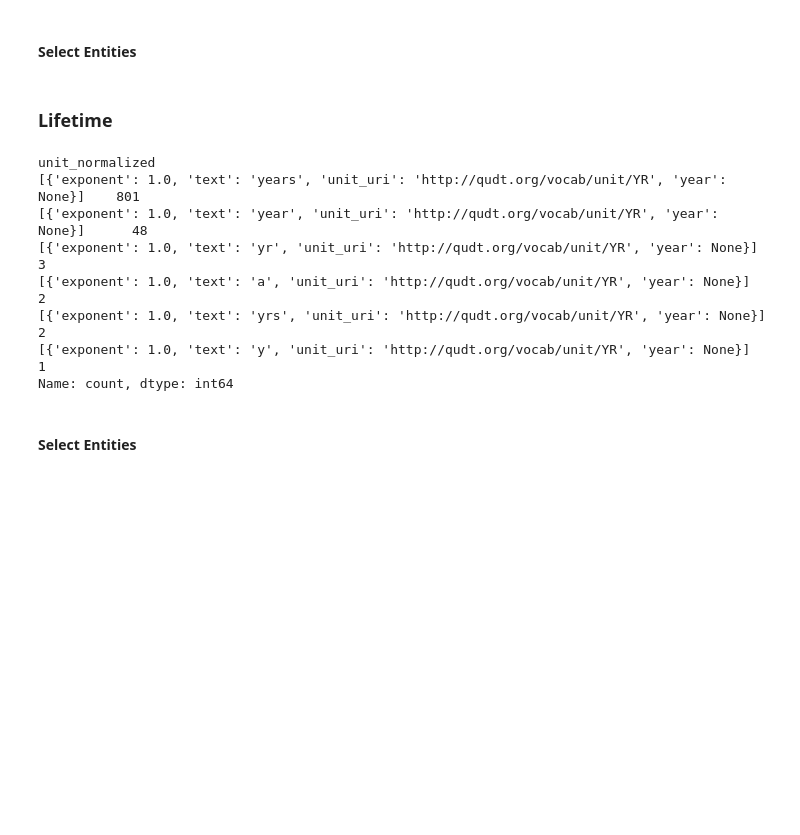
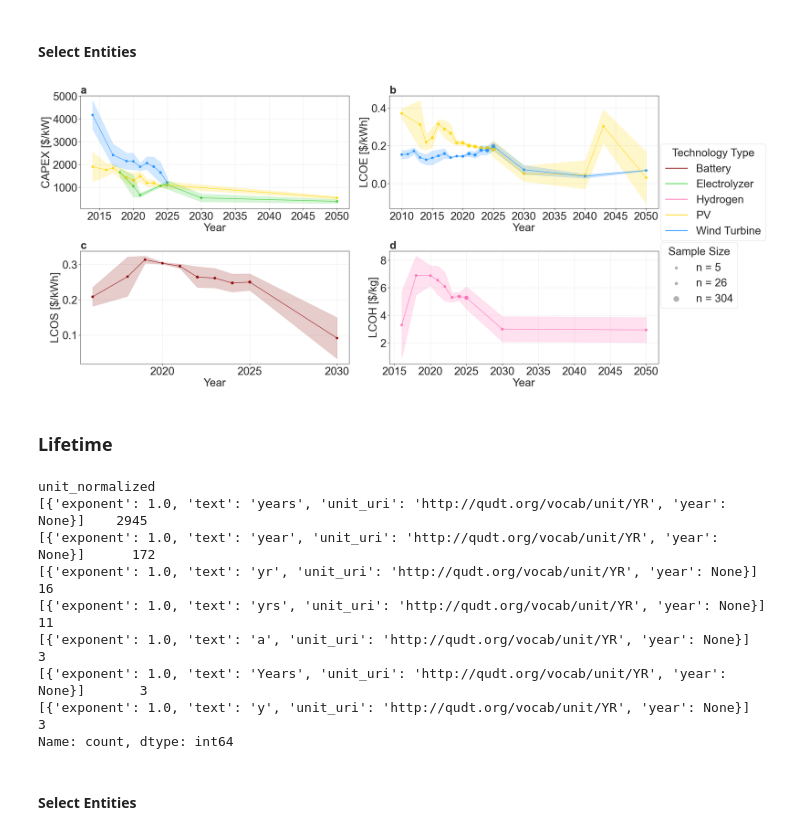
Before and after one commit to FZJ-IEK3-VSA/quinex-energy-system-studies, a Jupyter notebook: notebooks/Step5_TemporalVisualisation.ipynb, the cells around one changed output. Saved outputs shown, nothing was run; the diff lists cells and outputs as text; code cells hidden in the pictures; blank space fills up the shorter version.

```diff
--- a/notebooks/Step5_TemporalVisualisation.ipynb
+++ b/notebooks/Step5_TemporalVisualisation.ipynb
@@ -52,5 +26,6 @@ farbe_hydrogen = {
 # %% [markdown]
 ### **Levelized Cost**
 # %%
-cost_kg = pd.read_excel("../data/visualisation_files/unit_converted/df_technologies_cost_usd_kg.xlsx")
-cost_kwh = pd.read_excel("../data/visualisation_files/unit_converted/df_technologies_cost_usd_kwh.xlsx")
+cost_lcoh = pd.read_excel("../data/visualisation_files/unit_converted/df_technologies_lcoh.xlsx")
+cost_lcoe = pd.read_excel("../data/visualisation_files/unit_converted/df_technologies_lcoe.xlsx")
+cost_capex =pd.read_excel("../data/visualisation_files/unit_converted/df_technologies_capex.xlsx")
@@ -102,0 +87,12 @@ cost_kg["entity_mapping"] = cost_kg["entity_mapping"].replace({
+# %%
+cost_lcoe = cost_lcoe[cost_lcoe["property_mapping"] == "Levelized Cost"]
+# %%
+import ast  # sicherer als json für Python-Style dicts
+
+# Spalte konvertieren
+cost_lcoe["classification_dict"] = cost_lcoe["classification"].apply(ast.literal_eval)
+
+# Jetzt filtern nach system == "real_world"
+cost_lcoe = cost_lcoe[
+    cost_lcoe["classification_dict"].apply(lambda x: x.get("system") == "real_world")
+]
@@ -103,43 +101,69 @@ cost_kg["entity_mapping"] = cost_kg["entity_mapping"].replace({
 # %%
 data = [
     {
-    'df': cost_kg,
-    'entity_col': 'entity_mapping',
+    'df': cost_capex,
+    'entity_col': 'entity_base_mapping',
     'value_col': 'value_converted',
-    'ylabel': 'Levelized Cost [USD/kWh]',
-    'palette': farbe_hydrogen,
+    'ylabel': 'CAPEX [$/kW]',
+    'title': 'a'
+    },
+    {
+    'df': cost_lcoe,
+    'entity_col': 'entity_base_mapping',
+    'value_col': 'value_converted',
+    'ylabel': 'LCOE [$/kWh]',
+    'title': 'b'
+    },
+    {
+    'df': cost_lcos,
+    'entity_col': 'entity_base_mapping',
+    'value_col': 'value_converted',
+    'ylabel': 'LCOS [$/kWh]',
+    'title': 'c'
+    },
+    {
+    'df': cost_lcoh,
+    'entity_col': 'entity_base_mapping',
+    'value_col': 'value_converted',
+    'ylabel': 'LCOH [$/kg]',
+    'title': 'd'
     }
 ]
 
 fig = visualisation.plot_multiple_properties_over_time(
     data_list=data,
-    legend_title = 'Battery Type',
-    figsize=(12,6),
-    legend_position=(0.79,0.96),
-    legend_size_position=(0.645,0.96),
+    legend_title = 'Technology Type',
+    color_dict=entity_colors,
+    figsize=(24,12),
+    legend_position=(0.98,0.81),
+    legend_size_position=(0.98,0.5),
     central_tendency="moving average",
     error_type="se",
-    error_display="shade"
+    error_display="shade",
+    font_size=30
     )
 
-fig.show()
-#fig.savefig("../data/figures/results/level_cost/battery_cost.pdf")
+fig.savefig("../data/figures/results/cost/technologies_costs.pdf", bbox_inches='tight')
+# %% [output]
+[figure, added]
 # %% [markdown]
 ### **Lifetime**
 # %%
-lifetime = pd.read_parquet("../data/visualisation_files/df_technologies_lifetime.parquet")
+df = pd.read_parquet("../data/visualisation_files/df_technologies.parquet")
+lifetime = df[df["property_mapping"] == "Lifetime"]
 lifetime = lifetime[lifetime['unit_normalized'].apply(
     lambda lst: len(lst) == 1 and lst[0].get('unit_uri') == 'http://qudt.org/vocab/unit/YR'
 )]
 lifetime["unit_normalized"].value_counts()
 # %% [output]
 unit_normalized
-[{'exponent': 1.0, 'text': 'years', 'unit_uri': 'http://qudt.org/vocab/unit/YR', 'year': None}]    801
-[{'exponent': 1.0, 'text': 'year', 'unit_uri': 'http://qudt.org/vocab/unit/YR', 'year': None}]      48
-[{'exponent': 1.0, 'text': 'yr', 'unit_uri': 'http://qudt.org/vocab/unit/YR', 'year': None}]         3
-[{'exponent': 1.0, 'text': 'a', 'unit_uri': 'http://qudt.org/vocab/unit/YR', 'year': None}]          2
-[{'exponent': 1.0, 'text': 'yrs', 'unit_uri': 'http://qudt.org/vocab/unit/YR', 'year': None}]        2
-[{'exponent': 1.0, 'text': 'y', 'unit_uri': 'http://qudt.org/vocab/unit/YR', 'year': None}]          1
+[{'exponent': 1.0, 'text': 'years', 'unit_uri': 'http://qudt.org/vocab/unit/YR', 'year': None}]    2945
+[{'exponent': 1.0, 'text': 'year', 'unit_uri': 'http://qudt.org/vocab/unit/YR', 'year': None}]      172
+[{'exponent': 1.0, 'text': 'yr', 'unit_uri': 'http://qudt.org/vocab/unit/YR', 'year': None}]         16
+[{'exponent': 1.0, 'text': 'yrs', 'unit_uri': 'http://qudt.org/vocab/unit/YR', 'year': None}]        11
+[{'exponent': 1.0, 'text': 'a', 'unit_uri': 'http://qudt.org/vocab/unit/YR', 'year': None}]           3
+[{'exponent': 1.0, 'text': 'Years', 'unit_uri': 'http://qudt.org/vocab/unit/YR', 'year': None}]       3
+[{'exponent': 1.0, 'text': 'y', 'unit_uri': 'http://qudt.org/vocab/unit/YR', 'year': None}]           3
 Name: count, dtype: int64
 # %% [markdown]
 #### Select Entities
```
Also changed, not shown: parts of 25 cells of this notebook, 4 other files.
